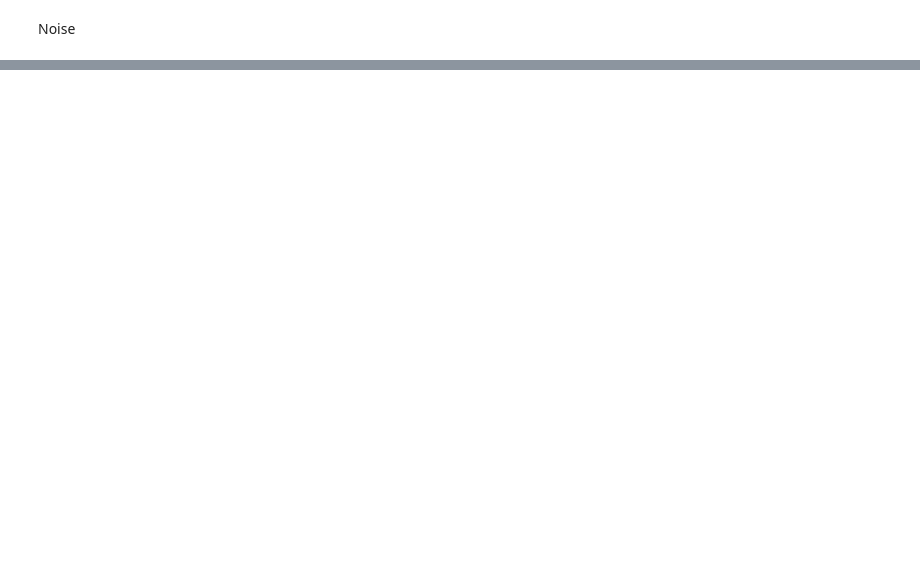
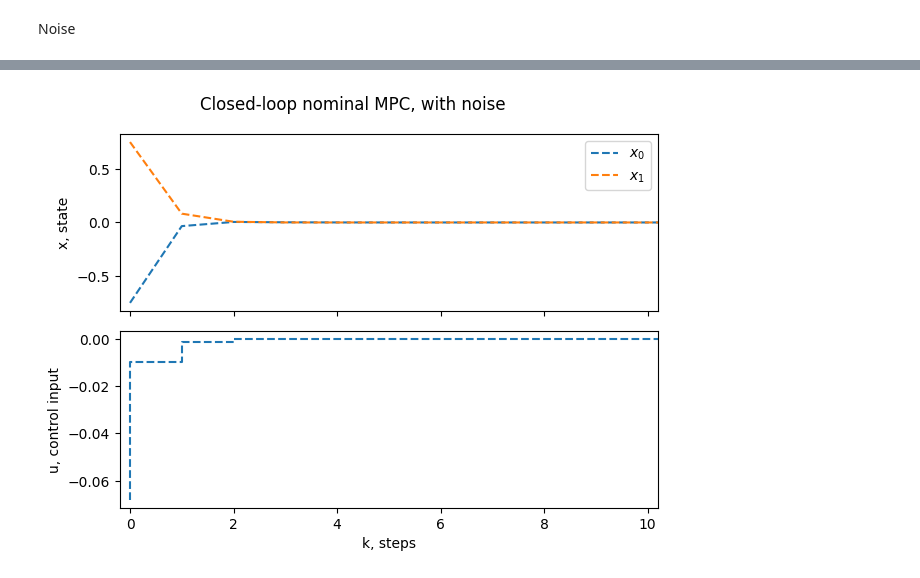
Before and after one commit to huynmela/MPC_study, a Jupyter notebook: nominal_MPC.ipynb, the cells around one changed output, grey strips where cells are left out. Saved outputs shown, nothing was run; the diff lists cells and outputs as text; code cells hidden in the pictures; blank space fills up the shorter version.

```diff
--- a/nominal_MPC.ipynb
+++ b/nominal_MPC.ipynb
@@ -269,0 +254,9 @@ plt.tight_layout()
+# %%
+# defining containers
+noise_Xsim = np.zeros((x_states, sim_hori + 1)) # state evolution
+noise_Ysim = np.zeros((y_outputs, sim_hori + 1)) # output evolution
+noise_Usim = np.zeros((u_controls, sim_hori)) # input evolution
+noise_Jsim = np.zeros((1, sim_hori)) # cost evolution
+
+noise_Xsim[:,0] = np.ravel(initial_state) # set the initial state
+noise_Ysim[:,0] = np.ravel(g(Xsim[:,0]).full())
@@ -269,0 +362,20 @@ plt.tight_layout()
+# %%
+# plot u, x on same x-axis (steps)
+fig, (ax1, ax2) = plt.subplots(2, 1, sharex=True)
+
+# X
+for i in range(noise_Xsim.shape[0]):
+    ax1.plot(noise_Xsim[i, :], '--', label=f'$x_{i}$')
+ax1.legend()
+ax1.set_ylabel('x, state')
+
+# U --> step() as this is your controller knob
+ax2.step(np.arange(noise_Usim.shape[1]),np.ravel(noise_Usim), '--')
+ax2.set_ylabel('u, control input')
+
+ax2.set_xlabel('k, steps')
+fig.suptitle('Closed-loop nominal MPC, with noise')
+ax1.set_xlim(-0.2, 10.2)
+plt.tight_layout()
+# %% [output]
+[figure, added]
```
Also changed, not shown: parts of 34 cells of this notebook.
